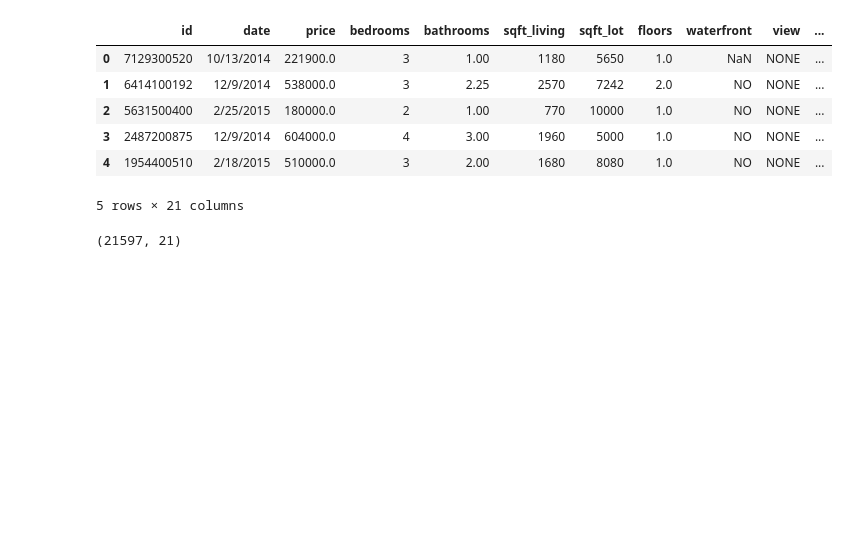
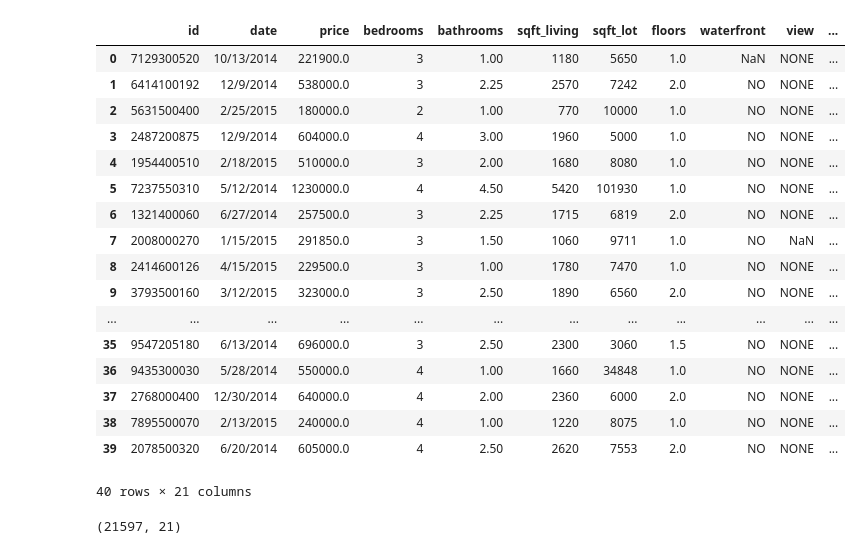
Before and after one commit to 281clo/King_County_House_Data_Analysis, a Jupyter notebook: poking around.ipynb, the cells around one changed output. Drawn from its saved outputs; the diff is of its cells as text; code cells hidden in the pictures; blank space fills up the shorter version.

```diff
--- a/poking around.ipynb
+++ b/poking around.ipynb
@@ -13,15 +13,26 @@ import matplotlib
 df = pd.read_csv('data/kc_house_data.csv')
 # %%
 #looking at data
-df.head()
+df.head(40)
 # %% [output]
 |  | id | date | price | bedrooms | bathrooms | sqft_living | sqft_lot | floors | waterfront | view | ... |
 | 0 | 7129300520 | 10/13/2014 | 221900.0 | 3 | 1.00 | 1180 | 5650 | 1.0 | NaN | NONE | ... |
 | 1 | 6414100192 | 12/9/2014 | 538000.0 | 3 | 2.25 | 2570 | 7242 | 2.0 | NO | NONE | ... |
 | 2 | 5631500400 | 2/25/2015 | 180000.0 | 2 | 1.00 | 770 | 10000 | 1.0 | NO | NONE | ... |
 | 3 | 2487200875 | 12/9/2014 | 604000.0 | 4 | 3.00 | 1960 | 5000 | 1.0 | NO | NONE | ... |
 | 4 | 1954400510 | 2/18/2015 | 510000.0 | 3 | 2.00 | 1680 | 8080 | 1.0 | NO | NONE | ... |
+| 5 | 7237550310 | 5/12/2014 | 1230000.0 | 4 | 4.50 | 5420 | 101930 | 1.0 | NO | NONE | ... |
+| 6 | 1321400060 | 6/27/2014 | 257500.0 | 3 | 2.25 | 1715 | 6819 | 2.0 | NO | NONE | ... |
+| 7 | 2008000270 | 1/15/2015 | 291850.0 | 3 | 1.50 | 1060 | 9711 | 1.0 | NO | NaN | ... |
+| 8 | 2414600126 | 4/15/2015 | 229500.0 | 3 | 1.00 | 1780 | 7470 | 1.0 | NO | NONE | ... |
+| 9 | 3793500160 | 3/12/2015 | 323000.0 | 3 | 2.50 | 1890 | 6560 | 2.0 | NO | NONE | ... |
+| ... | ... | ... | ... | ... | ... | ... | ... | ... | ... | ... | ... |
+| 35 | 9547205180 | 6/13/2014 | 696000.0 | 3 | 2.50 | 2300 | 3060 | 1.5 | NO | NONE | ... |
+| 36 | 9435300030 | 5/28/2014 | 550000.0 | 4 | 1.00 | 1660 | 34848 | 1.0 | NO | NONE | ... |
+| 37 | 2768000400 | 12/30/2014 | 640000.0 | 4 | 2.00 | 2360 | 6000 | 2.0 | NO | NONE | ... |
+| 38 | 7895500070 | 2/13/2015 | 240000.0 | 4 | 1.00 | 1220 | 8075 | 1.0 | NO | NONE | ... |
+| 39 | 2078500320 | 6/20/2014 | 605000.0 | 4 | 2.50 | 2620 | 7553 | 2.0 | NO | NONE | ... |
-5 rows × 21 columns
+40 rows × 21 columns
 # %%
 #Rows, Columns
 print(df.shape)
```
Also changed, not shown: 1 other file.
